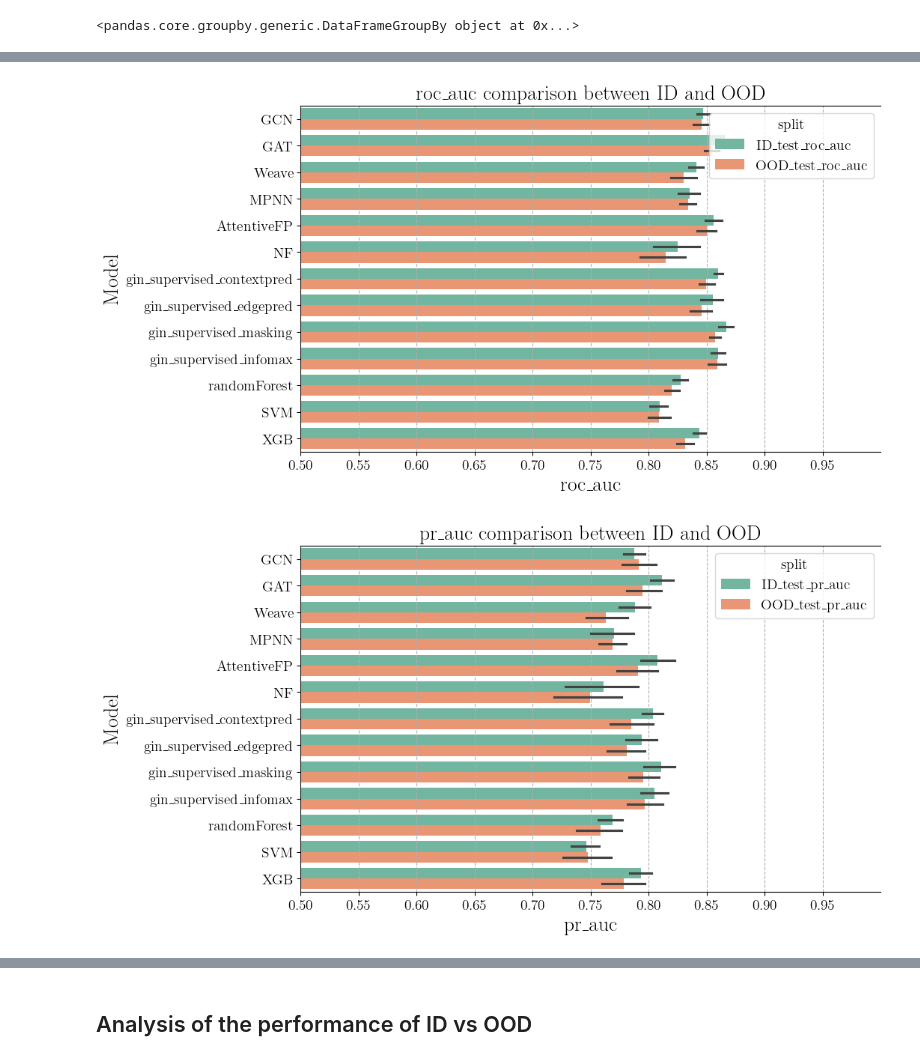
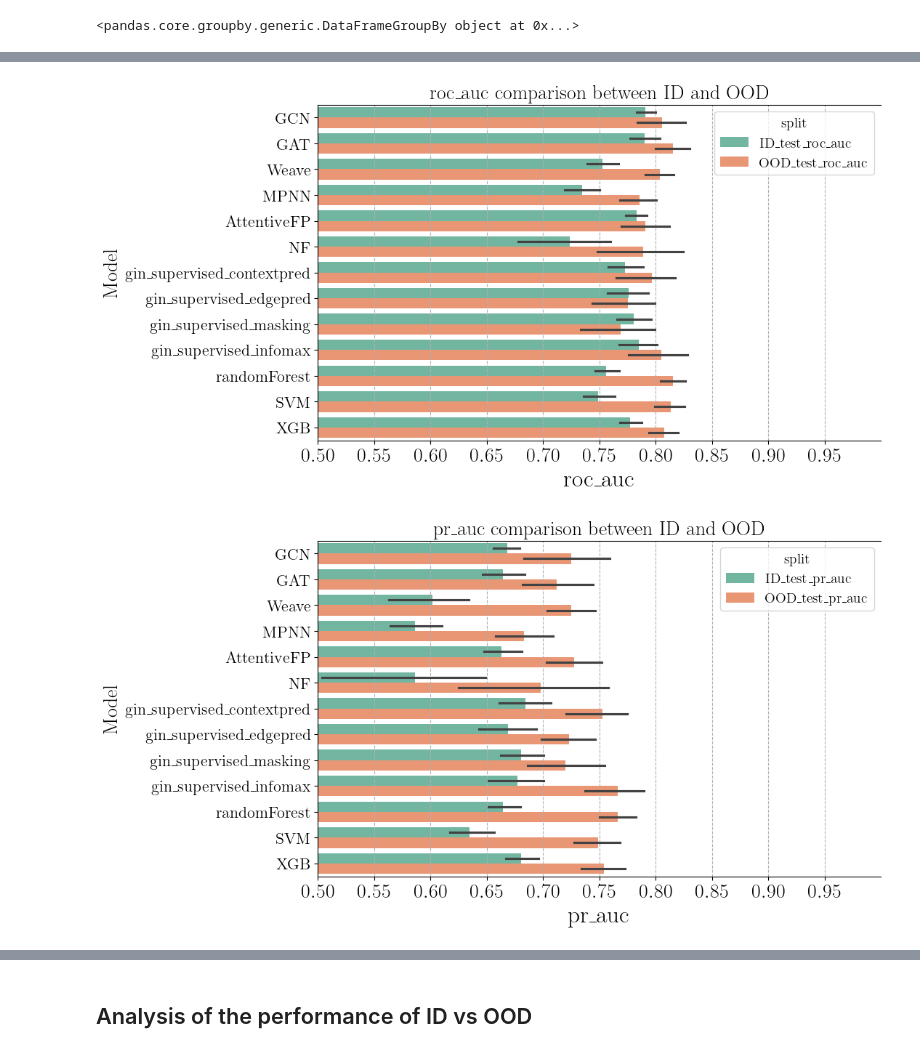
Before and after one commit to HFooladi/ALineMol, a Jupyter notebook: notebooks/dev.ipynb, the cells around one changed output, grey strips where cells are left out. Drawn from its saved outputs; the diff is of its cells as text; code cells hidden in the pictures.

```diff
--- a/notebooks/dev.ipynb
+++ b/notebooks/dev.ipynb
@@ -299,9 +304,7 @@ print(set(train_scaf_uni).intersection(set(external_test_scaf_uni)))
 # %%
-import json
-import seaborn as sns
 dataset_category="TDC"
-dataset_names="HERG"
-split_type="scaffold"
+dataset_names="CYP2D6"
+split_type="perimeter"
 
 active_train= []
 active_test = []
@@ -357,8 +400,8 @@ df.to_csv(os.path.join("classification_results", "TDC", dataset_name, split_type
 (1771, 2)
 (1771, 2)
 # %%
-split_type="scaffold"
-results = pd.read_csv(os.path.join("classification_results", "TDC", "CYP2D6_TE02", split_type, "results.csv"))
+split_type="perimeter"
+results = pd.read_csv(os.path.join("classification_results", "TDC", "HIV", split_type, "results.csv"))
 # %%
 results.shape
 # %% [output]
@@ -400,10 +443,12 @@ for metric in metrics:
     sns.barplot(y="model", x=metric, hue="split", data=tidy, ax=ax, orient="h")
     ax.grid(True, axis='x', linestyle='--')
     ax.spines['right'].set_visible(False)
-    ax.set_xlabel(metric, fontsize=20)
+    ax.set_xlabel(metric, fontsize=24)
     ax.set_ylabel("Model", fontsize=20)
     ax.set_xlim(0.5, 1.0)
     ax.set_xticks(np.arange(0.5, 1.0, 0.05))
+    plt.xticks(fontsize=20)
+    plt.yticks(fontsize=16)
     ax.set_title(f"{metric} comparison between ID and OOD", fontsize=20)
     plt.show()
 # %% [output]
@@ -411,5 +456,5 @@ for metric in metrics:
-[figure, old version]
+[figure, new version]
-[figure, old version]
+[figure, new version]
 # %%
 metrics = ['accuracy', 'roc_auc', 'pr_auc']
 diff = []
```
Also changed, not shown: parts of 41 cells of this notebook.
